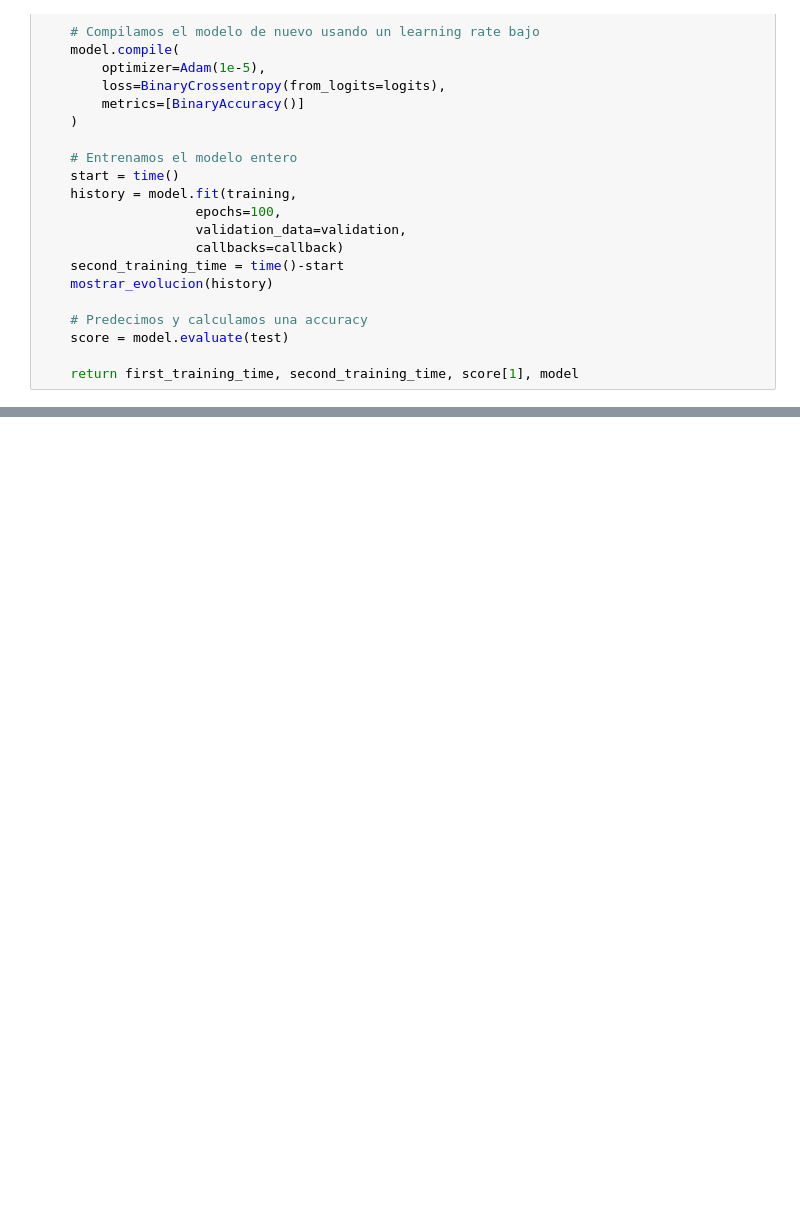
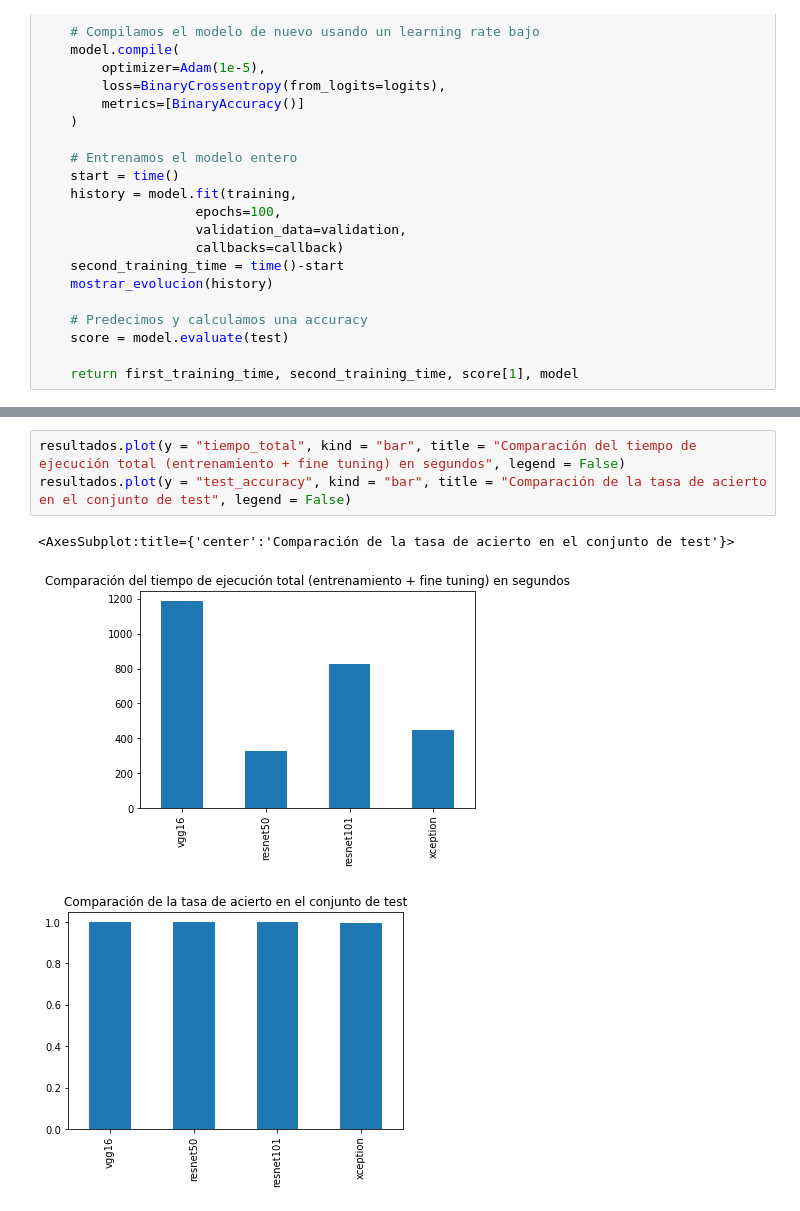
Before and after one commit to Juane99/VC_TEORIA_DATCOM, a Jupyter notebook: classification.ipynb, the cells around one changed output, grey strips where cells are left out. Cells and saved outputs as stored; diff of their text form; blank space fills up the shorter version.

```diff
--- a/classification.ipynb
+++ b/classification.ipynb
@@ -482,0 +558,7 @@ first_training_time, second_training_time, test_accuracy, modelo_resnet = train_
+# %%
+resultados.plot(y = "tiempo_total", kind = "bar", title = "Comparación del tiempo de ejecución total (entrenamiento + fine tuning) en segundos", legend = False)
+resultados.plot(y = "test_accuracy", kind = "bar", title = "Comparación de la tasa de acierto en el conjunto de test", legend = False)
+# %% [output]
+<AxesSubplot:title={'center':'Comparación de la tasa de acierto en el conjunto de test'}>
+[figure, added]
+[figure, added]
```
Also changed, not shown: parts of 13 cells of this notebook.
